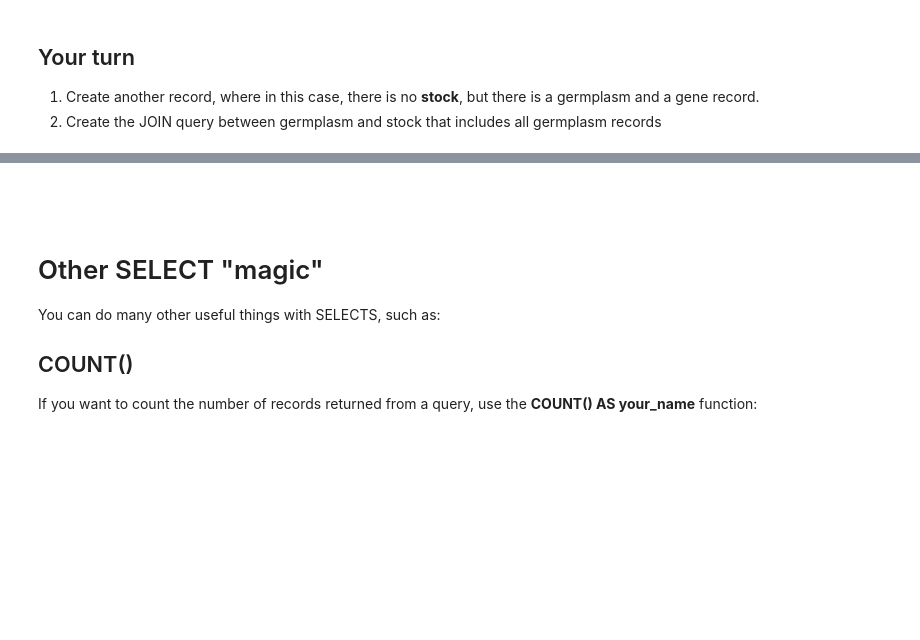
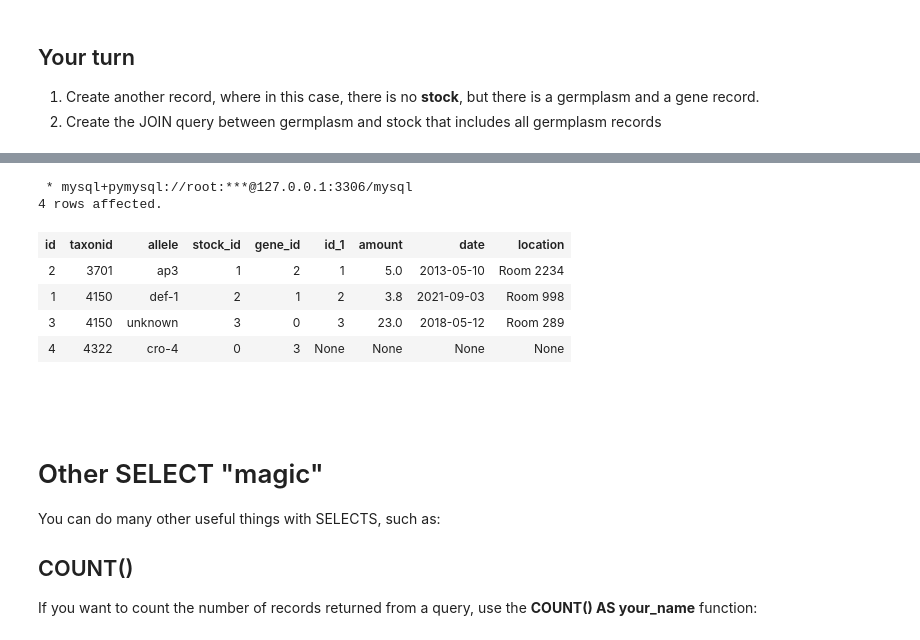
Before and after one commit to javierlopezrodriguez/Accelerated_Intro_to_CompBio_Part_2, a Jupyter notebook: Lesson 3 - Introduction to Databases and SQL.ipynb, the cells around one changed output, grey strips where cells are left out. Drawn from its saved outputs; the diff is of its cells as text; code cells hidden in the pictures; blank space fills up the shorter version.

```diff
--- a/Lesson 3 - Introduction to Databases and SQL.ipynb
+++ b/Lesson 3 - Introduction to Databases and SQL.ipynb
@@ -497,0 +588,11 @@ germplasm.allele = 'def-1';
+# %%
+# challenge 2
+%sql UPDATE stock, germplasm, gene SET stock.amount = stock.amount - 1 \
+WHERE \
+stock.id = germplasm.stock_id \
+AND \
+germplasm.gene_id = gene.id \
+AND \
+gene.gene = "DEF"
+
+%sql SELECT * FROM stock
@@ -629,3 +860,14 @@ Again, in this situation, "RIGHT" means the table on the Right side of the SQL J
+# %%
+%sql SELECT * FROM germplasm LEFT JOIN stock ON \
+     germplasm.stock_id = stock.id
+# %% [output]
+ * mysql+pymysql://root:***@127.0.0.1:3306/mysql
+4 rows affected.
+| id | taxonid | allele | stock_id | gene_id | id_1 | amount | date | location |
+| 2 | 3701 | ap3 | 1 | 2 | 1 | 5.0 | 2013-05-10 | Room 2234 |
+| 1 | 4150 | def-1 | 2 | 1 | 2 | 3.8 | 2021-09-03 | Room 998 |
+| 3 | 4150 | unknown | 3 | 0 | 3 | 23.0 | 2018-05-12 | Room 289 |
+| 4 | 4322 | cro-4 | 0 | 3 | None | None | None | None |
 # %% [markdown]
 <pre>
 
```
Also changed, not shown: parts of 42 cells of this notebook.
